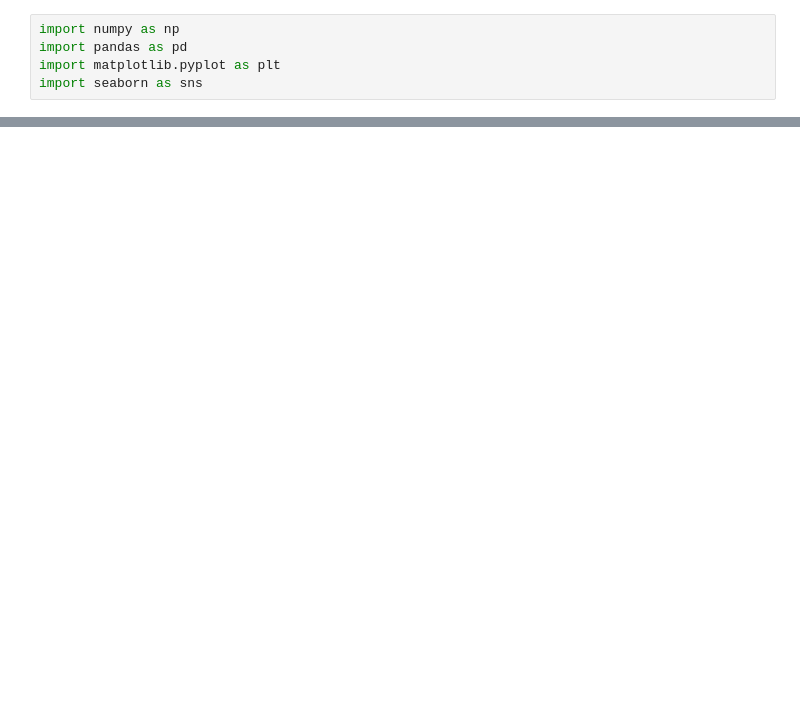
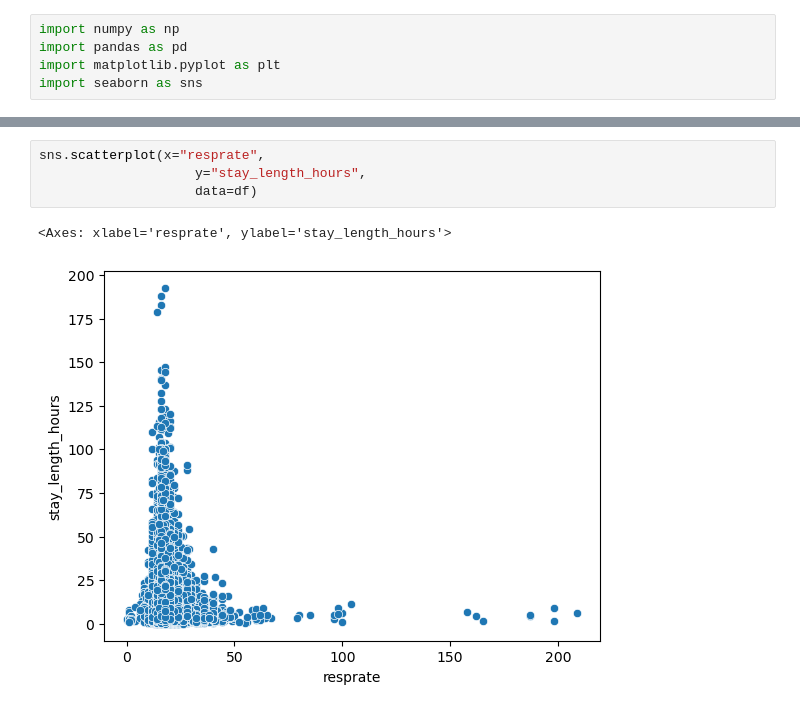
Before and after one commit to ewiesner/Emergency-Department-Wait-Times-, a Jupyter notebook: EDA.ipynb, the cells around one changed output, grey strips where cells are left out. Saved outputs shown, nothing was run; the diff lists cells and outputs as text; blank space fills up the shorter version.

```diff
--- a/EDA.ipynb
+++ b/EDA.ipynb
@@ -408,0 +173,7 @@ df.describe()
+# %%
+sns.scatterplot(x="resprate",
+                    y="stay_length_hours",
+                    data=df)
+# %% [output]
+<Axes: xlabel='resprate', ylabel='stay_length_hours'>
+[figure, added]
```
Also changed, not shown: parts of 38 cells of this notebook, 2 other files.
